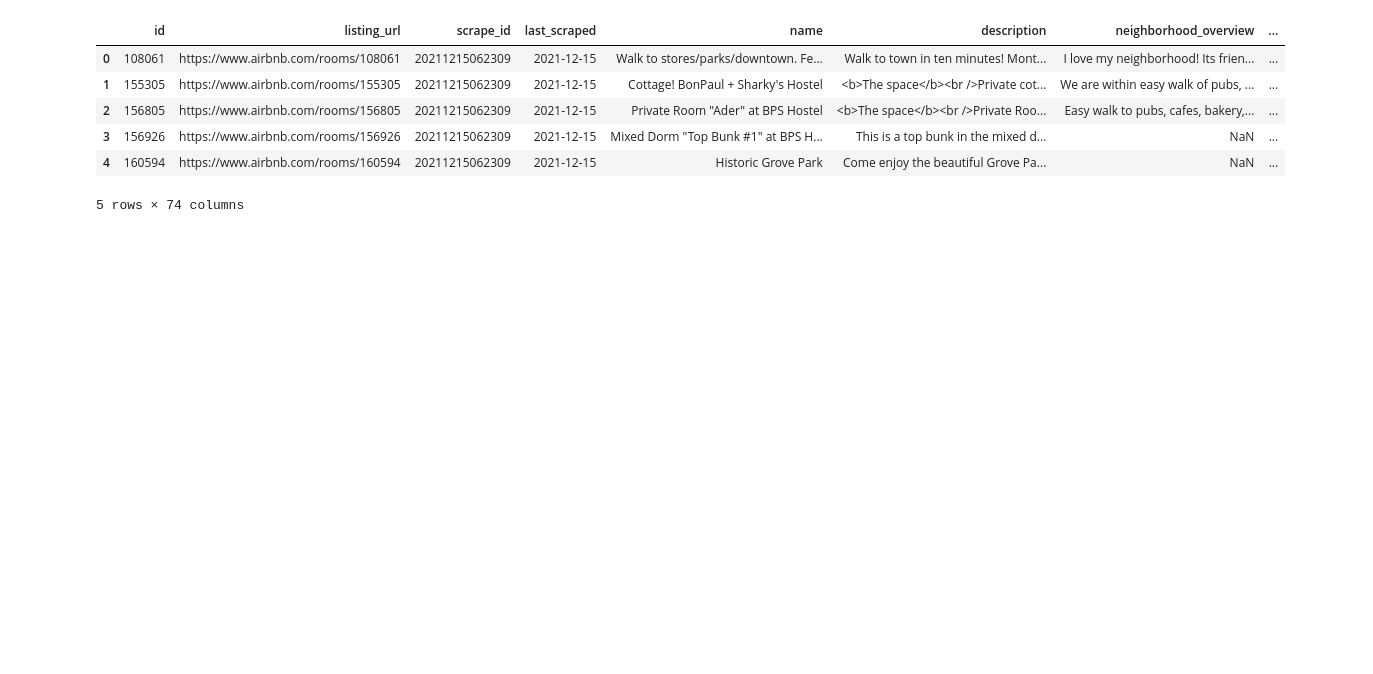
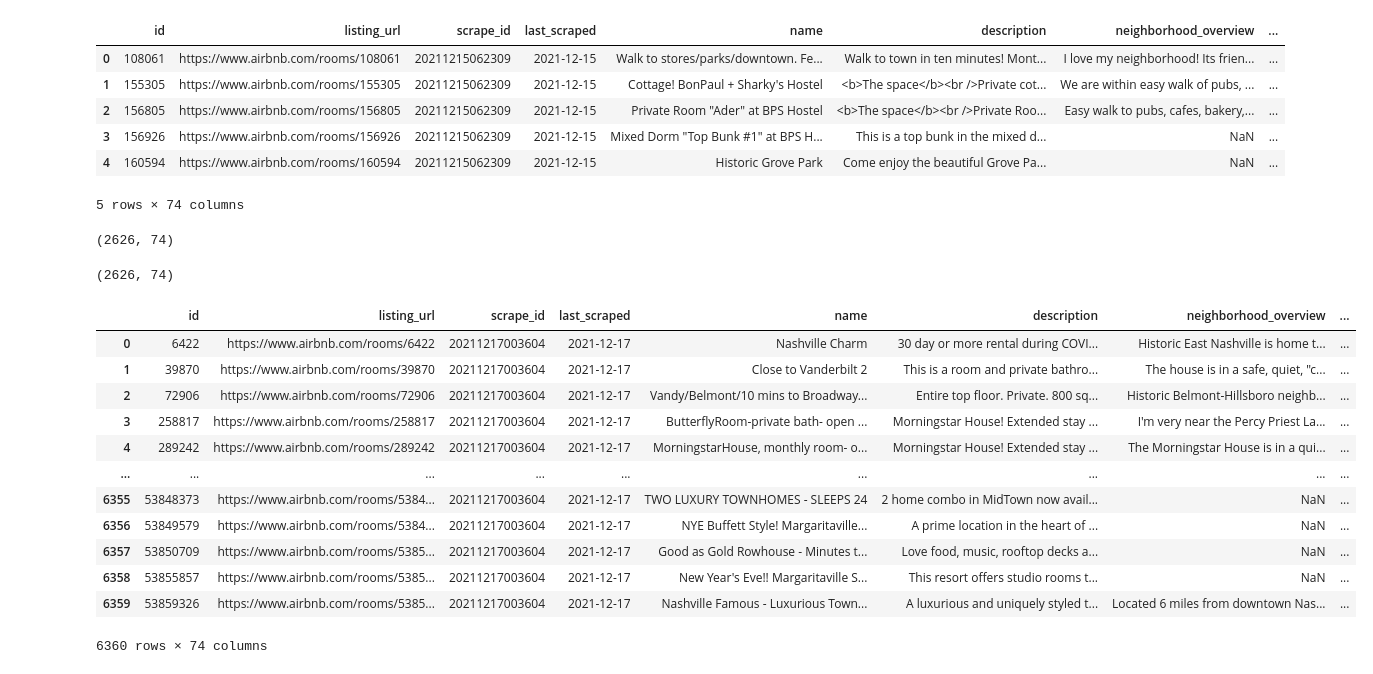
Before and after one commit to JonathanBrown003/Airbnb-A-Closer-Look-Nashville-Asheville, a Jupyter notebook: AirBNB_Analysis.ipynb, the cells around one changed output. Drawn from its saved outputs; the diff is of its cells as text; code cells hidden in the pictures; blank space fills up the shorter version.

```diff
--- a/AirBNB_Analysis.ipynb
+++ b/AirBNB_Analysis.ipynb
@@ -26,3 +31,35 @@ ashe_data.head()
 | 3 | 156926 | https://www.airbnb.com/rooms/156926 | 20211215062309 | 2021-12-15 | Mixed Dorm "Top Bunk #1" at BPS H... | This is a top bunk in the mixed d... | NaN | ... |
 | 4 | 160594 | https://www.airbnb.com/rooms/160594 | 20211215062309 | 2021-12-15 | Historic Grove Park | Come enjoy the beautiful Grove Pa... | NaN | ... |
 5 rows × 74 columns
+# %%
+# Asheville data shape
+ashe_data.shape
+# %% [output]
+(2626, 74)
+# %%
+# Checking for duplicates
+nash_unique = nash_data.drop_duplicates(subset=['id'])
+nash_unique.shape
+# all unique entries
+
+ashe_unique = ashe_data.drop_duplicates(subset=['id'])
+ashe_unique.shape
+# all unique entries
+# %% [output]
+(2626, 74)
+# %%
+nash_unique
+# %% [output]
+|  | id | listing_url | scrape_id | last_scraped | name | description | neighborhood_overview | ... |
+| 0 | 6422 | https://www.airbnb.com/rooms/6422 | 20211217003604 | 2021-12-17 | Nashville Charm | 30 day or more rental during COVI... | Historic East Nashville is home t... | ... |
+| 1 | 39870 | https://www.airbnb.com/rooms/39870 | 20211217003604 | 2021-12-17 | Close to Vanderbilt 2 | This is a room and private bathro... | The house is in a safe, quiet, "c... | ... |
+| 2 | 72906 | https://www.airbnb.com/rooms/72906 | 20211217003604 | 2021-12-17 | Vandy/Belmont/10 mins to Broadway... | Entire top floor. Private. 800 sq... | Historic Belmont-Hillsboro neighb... | ... |
+| 3 | 258817 | https://www.airbnb.com/rooms/258817 | 20211217003604 | 2021-12-17 | ButterflyRoom-private bath- open ... | Morningstar House! Extended stay ... | I'm very near the Percy Priest La... | ... |
+| 4 | 289242 | https://www.airbnb.com/rooms/289242 | 20211217003604 | 2021-12-17 | MorningstarHouse, monthly room- o... | Morningstar House! Extended stay ... | The Morningstar House is in a qui... | ... |
+| ... | ... | ... | ... | ... | ... | ... | ... | ... |
+| 6355 | 53848373 | https://www.airbnb.com/rooms/5384... | 20211217003604 | 2021-12-17 | TWO LUXURY TOWNHOMES - SLEEPS 24 | 2 home combo in MidTown now avail... | NaN | ... |
+| 6356 | 53849579 | https://www.airbnb.com/rooms/5384... | 20211217003604 | 2021-12-17 | NYE Buffett Style! Margaritaville... | A prime location in the heart of ... | NaN | ... |
+| 6357 | 53850709 | https://www.airbnb.com/rooms/5385... | 20211217003604 | 2021-12-17 | Good as Gold Rowhouse - Minutes t... | Love food, music, rooftop decks a... | NaN | ... |
+| 6358 | 53855857 | https://www.airbnb.com/rooms/5385... | 20211217003604 | 2021-12-17 | New Year's Eve!! Margaritaville S... | This resort offers studio rooms t... | NaN | ... |
+| 6359 | 53859326 | https://www.airbnb.com/rooms/5385... | 20211217003604 | 2021-12-17 | Nashville Famous - Luxurious Town... | A luxurious and uniquely styled t... | Located 6 miles from downtown Nas... | ... |
+6360 rows × 74 columns
```
Also changed, not shown: parts of 5 cells of this notebook.
